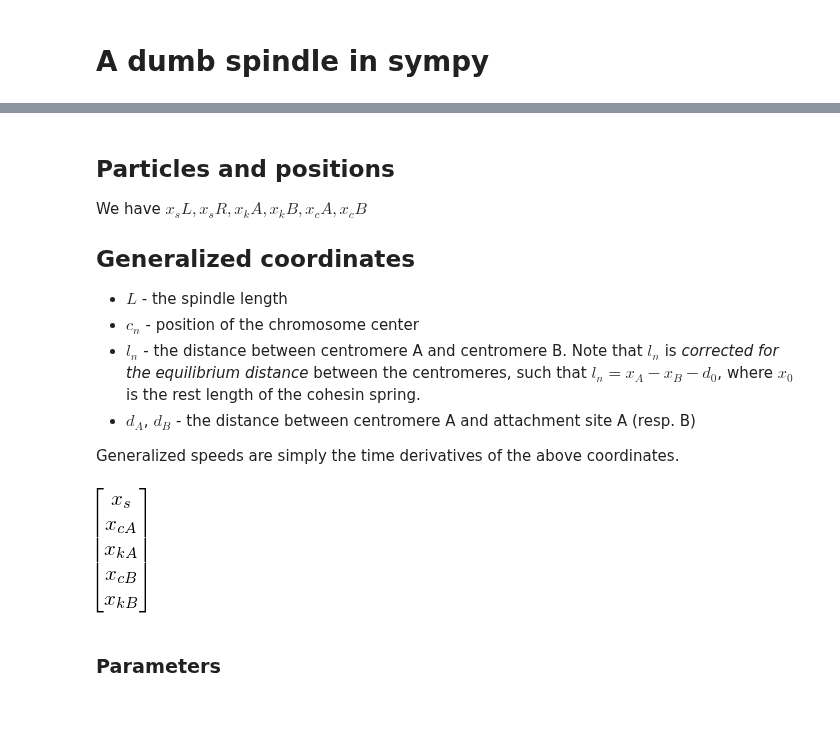
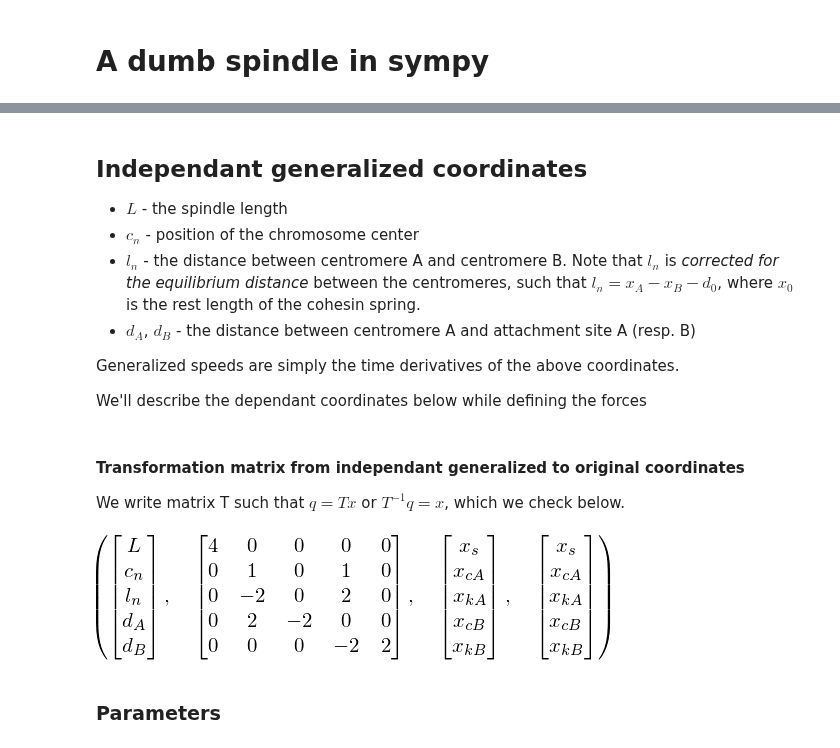
Before and after one commit to glyg/notebooks, a Jupyter notebook: kt_sim/sympy_dumb_spindle.ipynb, the cells around one changed output, grey strips where cells are left out. Cells and saved outputs as stored; diff of their text form; code cells hidden in the pictures; blank space fills up the shorter version.

Commit message:
some progress on the formulation in generalized coordinates

```diff
--- a/kt_sim/sympy_dumb_spindle.ipynb
+++ b/kt_sim/sympy_dumb_spindle.ipynb
@@ -32,10 +57,12 @@ We're looking at a simple mechanical system
+# %%
+#### Spindle referential frame coordinates (1D)
+xs = x_s, x_cA, x_kA, x_cB, x_kB = dynamicsymbols("x_s, x_cA, x_kA, x_cB, x_kB")
+
+## Speeds
+xds = x_sd, x_cAd, x_kAd, x_cBd, x_kBd = dynamicsymbols("x_sd, x_cAd, x_kAd, x_cBd, x_kBd", 1)
 # %% [markdown]
-## Particles and positions
 
-We have $x_sL, x_sR, x_kA, x_kB,  x_cA, x_cB$
-
-
-## Generalized coordinates
+## Independant generalized coordinates
 
 * $L$ - the spindle length
 * $c_n$ - position of the chromosome center
@@ -45,28 +72,42 @@ We have $x_sL, x_sR, x_kA, x_kB,  x_cA, x_cB$
 * $d_A$, $d_B$ - the distance between centromere A and attachment site A (resp. B)
 
 Generalized speeds are simply the time derivatives of the above coordinates.
+
+
+We'll describe the dependant coordinates below while defining the forces
+# %%
+### independant generalized coordinates
+q_ind = L, c_n, l_n, d_A, d_B = dynamicsymbols('L, c_n, l_n, d_A, d_B')
+### generalized speeds
+qd_ind = Ld, c_nd, l_nd, d_Ad, d_Bd = dynamicsymbols('L, c_n, l_n, d_A, d_B', 1)
+
+### Register in the container's dictionary
+spindle.forcebalance['q_ind'] = q_ind
+spindle.forcebalance['qd_ind'] = qd_ind
+# %% [markdown]
+#### Transformation matrix from independant generalized to original coordinates
+
+
+We write matrix T such that $q = Tx$ or $T^{-1}q = x$, which we check below.
 # %%
-#### Original coordinates
-x_kA, x_kB, x_s, x_cA, x_cB = dynamicsymbols("x_kA, x_kB, x_s, x_cA, x_cB")
-x_kAd, x_kBd, x_sd, x_cAd, x_cBd = dynamicsymbols("x_kA, x_kB, x_s, x_cA, x_cB", 1)
-
-
 ### Substitutions to come back to the original variables (assuming d_0 = 0 for simplicity)
-
 to_subs = [(L, 2*x_s),
            (c_n, x_cB/2 + x_cA/2),
            (l_n, x_cB - x_cA),
            (d_A, x_cA - x_kA),
            (d_B, x_kB - x_cB)]
 
 ### Corresponding transition matrix (muliplied by 2 to avoid fractions)
 trans = Matrix([[4,  0,  0,  0, 0],
                 [0,  1,  0,  1, 0],
                 [0, -2,  0,  2, 0],
                 [0,  2, -2,  0, 0],
                 [0,  0,  0, -2, 2]])
 
 ### Check we're back on our feets
-trans.inv().multiply(state_v).subs(to_subs) * 2
+back_transform = trans.inv().multiply(Matrix(q_ind)).subs(to_subs) * 2
+assert Matrix(xs) == back_transform
+
+Matrix(q_ind), trans,  Matrix(xs), back_transform
 # %% [output]
-[figure, old version]
+[figure, new version]
```
Also changed, not shown: parts of 48 cells of this notebook, 1 other file.
